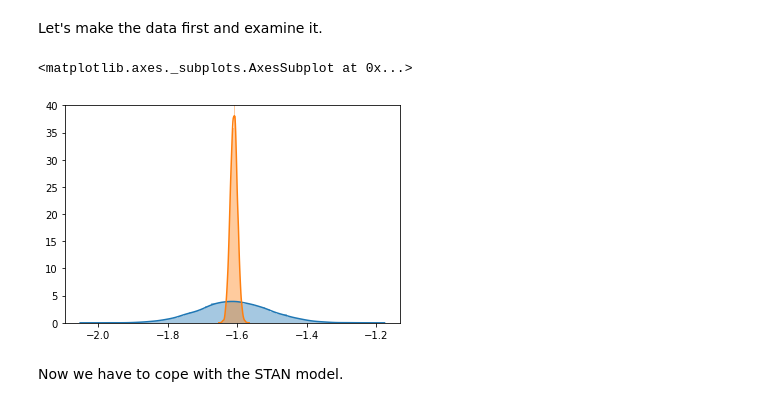
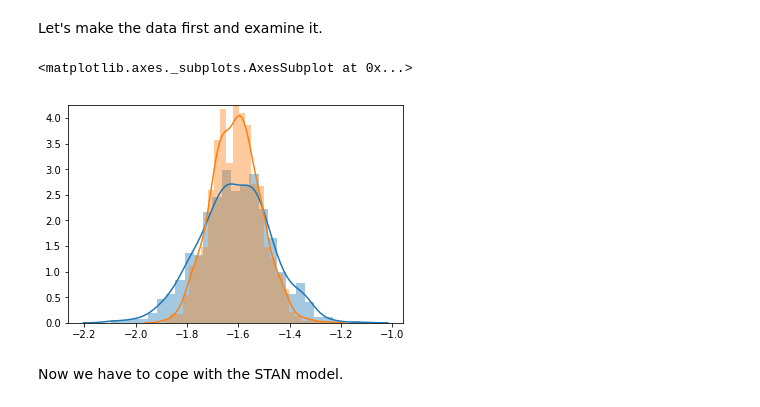
Before and after one commit to grd349/PyStanExamples, a Jupyter notebook: HierarchicalSimple.ipynb, the cells around one changed output. Saved outputs shown, nothing was run; the diff lists cells and outputs as text; code cells hidden in the pictures.

```diff
--- a/HierarchicalSimple.ipynb
+++ b/HierarchicalSimple.ipynb
@@ -11,17 +11,17 @@ import seaborn as sns
 # %% [markdown]
 Let's make the data first and examine it.
 # %%
-npts = 10000
-sigma = 0.01
+npts = 1000
+sigma = 0.1
 mean = -1.61
 M_true = np.random.randn(npts) * sigma + mean
 unc = 0.1
 M = M_true + np.random.randn(npts) * unc
 sns.distplot(M)
 sns.distplot(M_true)
 # %% [output]
 <matplotlib.axes._subplots.AxesSubplot at 0x...>
-[figure, old version]
+[figure, new version]
 # %% [markdown]
 Now we have to cope with the STAN model.
 # %%
```
Also changed, not shown: parts of 2 cells of this notebook.
